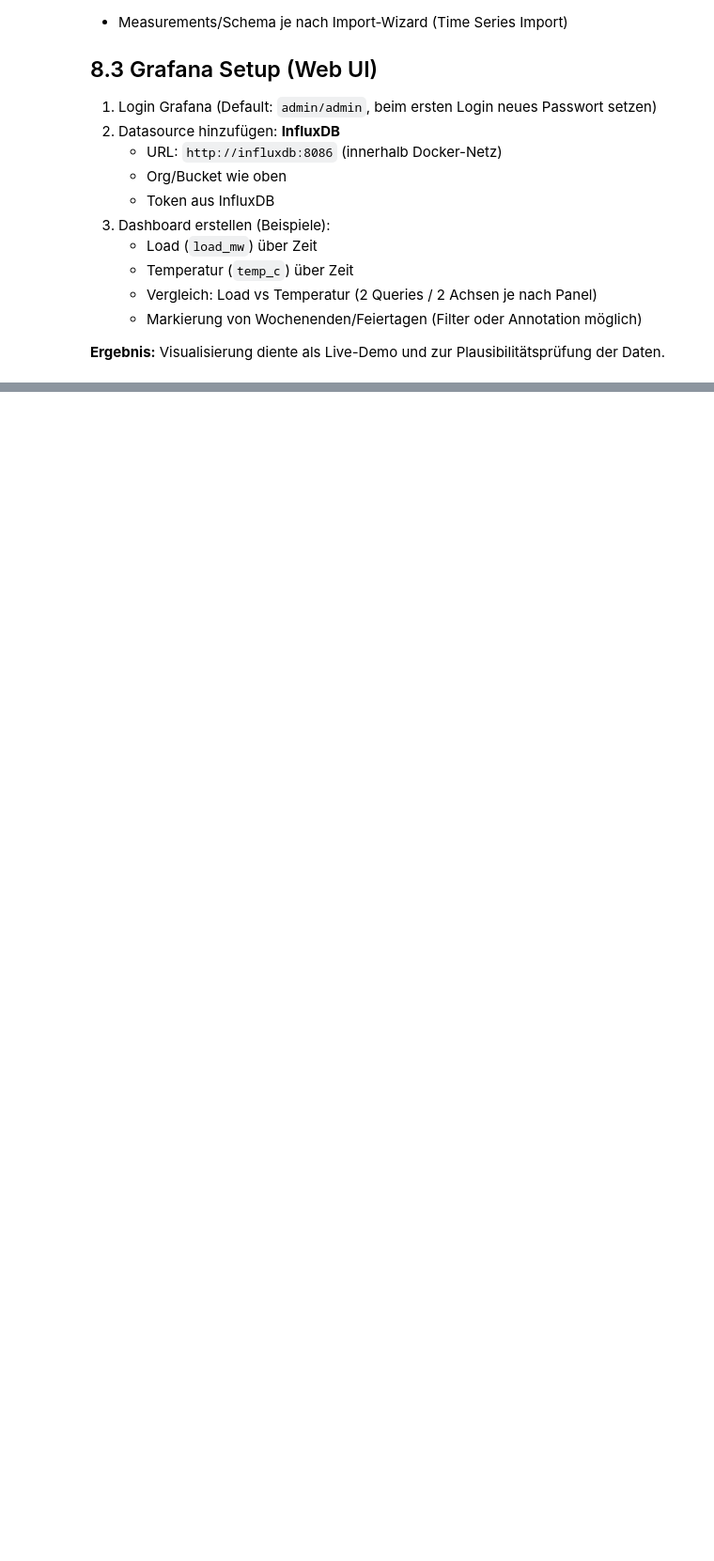
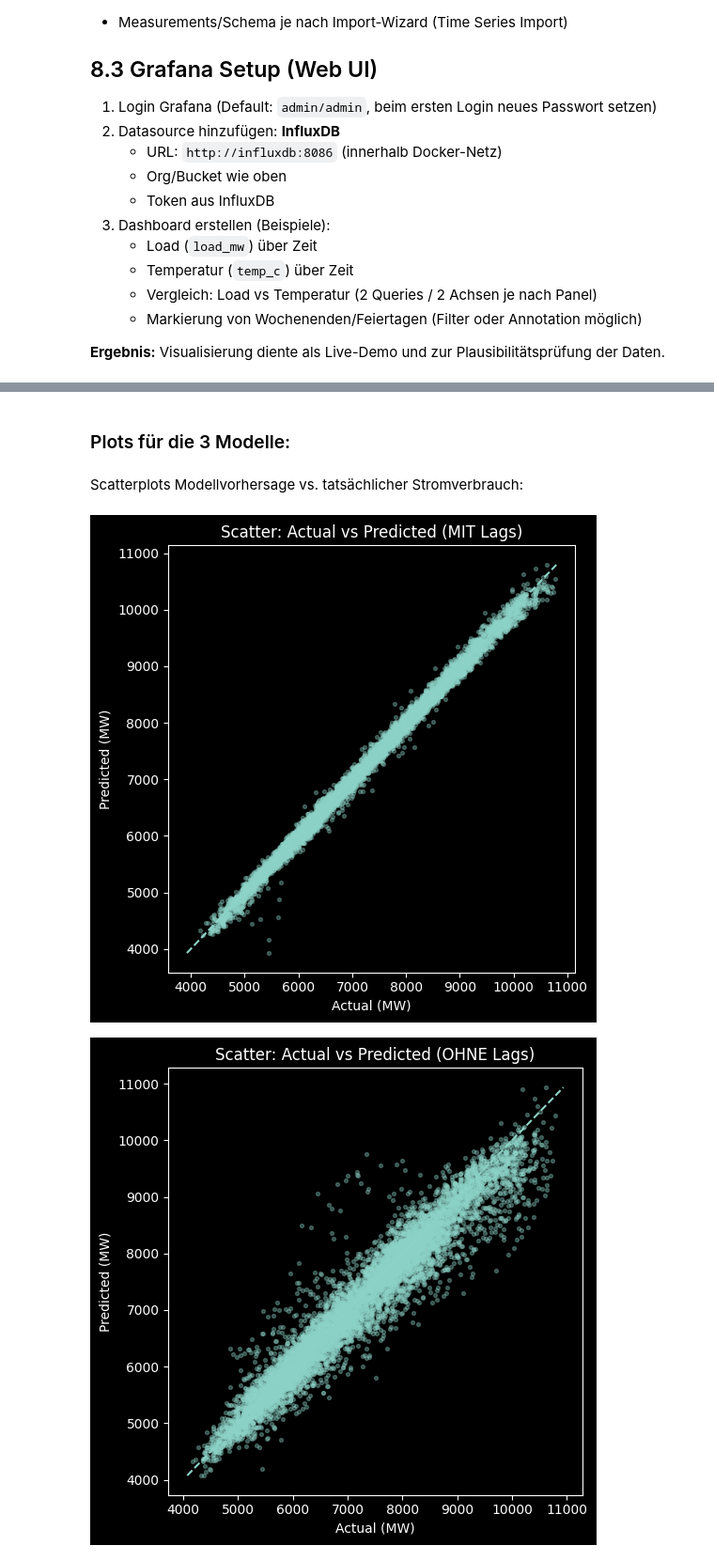
Before and after one commit to Dom4i/BigData-WeatherEnergy, a Jupyter notebook: report.ipynb, the cells around one changed output, grey strips where cells are left out. Shown at 94% size. Cells and saved outputs as stored; diff of their text form; code cells hidden in the pictures; blank space fills up the shorter version.

Commit message:
Visualisierungen für ML Modelle und ML Part in Jupyter Notebook kopiert

```diff
--- a/report.ipynb
+++ b/report.ipynb
@@ -1643,0 +1748,10 @@ Anschließend wurde das finale CSV manuell importiert:
+# %%
+w = Window.orderBy("timestamp") # global nach timestamp sortieren
+
+df_feat = (df
+    .withColumn("hour", hour(col("timestamp")))
+    .withColumn("month", month(col("timestamp")))
+    .withColumn("load_lag_1", lag("load_mw", 1).over(w)) #1h vorher
+    .withColumn("load_lag_24", lag("load_mw", 24).over(w)) #1 Tag vorher
+    .withColumn("load_lag_168", lag("load_mw", 168).over(w)) #1 Woche vorher
+).dropna(subset=["load_lag_1", "load_lag_24", "load_lag_168"]) # Erste Stunden haben keine Lags → entfernen (z.B. allererster Timestamp kann keine lags haben)
@@ -1643,0 +1909,17 @@ Anschließend wurde das finale CSV manuell importiert:
+# %%
+feature_cols_lags_24_168 = [
+    c for c in feature_cols if c not in ("load_lag_1",)
+]
+
+model_lags_24_168, pred_lags_24_168, rmse_lags_24_168, mae_lags_24_168 = train_eval(
+    train, test, feature_cols_lags_24_168
+)
+
+gbt_cols_lags_24_168 = model_lags_24_168.stages[1]
+imp_cols_lags_24_168 = pd.DataFrame({
+    "feature": feature_cols_lags_24_168,
+    "importance": gbt_cols_lags_24_168.featureImportances.toArray()
+}).sort_values("importance", ascending=False)
+
+print("\nZusätzliches Modell")
+print(f"MIT Lags (24h & 168h): RMSE: {rmse_lags_24_168:.3f} | MAE: {mae_lags_24_168:.3f}")
@@ -1643,0 +1929,2 @@ Anschließend wurde das finale CSV manuell importiert:
+# %% [markdown]
+### Plots für die 3 Modelle:
@@ -1643,0 +1982,13 @@ Anschließend wurde das finale CSV manuell importiert:
+# %% [markdown]
+Scatterplots Modellvorhersage vs. tatsächlicher Stromverbrauch:
+# %%
+pdf_pred_lags = pred_to_pandas(pred_lags)
+pdf_pred_nolag = pred_to_pandas(pred_nolag)
+pdf_pred_lags_24_168 = pred_to_pandas(pred_lags_24_168)
+
+plot_scatter_actual_vs_pred(pdf_pred_lags, "Scatter: Actual vs Predicted (MIT Lags)")
+plot_scatter_actual_vs_pred(pdf_pred_nolag, "Scatter: Actual vs Predicted (OHNE Lags)")
+plot_scatter_actual_vs_pred(pdf_pred_lags_24_168, "Scatter: Actual vs Predicted (Lags 24h & 168h)")
+# %% [output]
+[figure, added]
+[figure, added]
```
Also changed, not shown: parts of 28 cells of this notebook, 1 other file.
